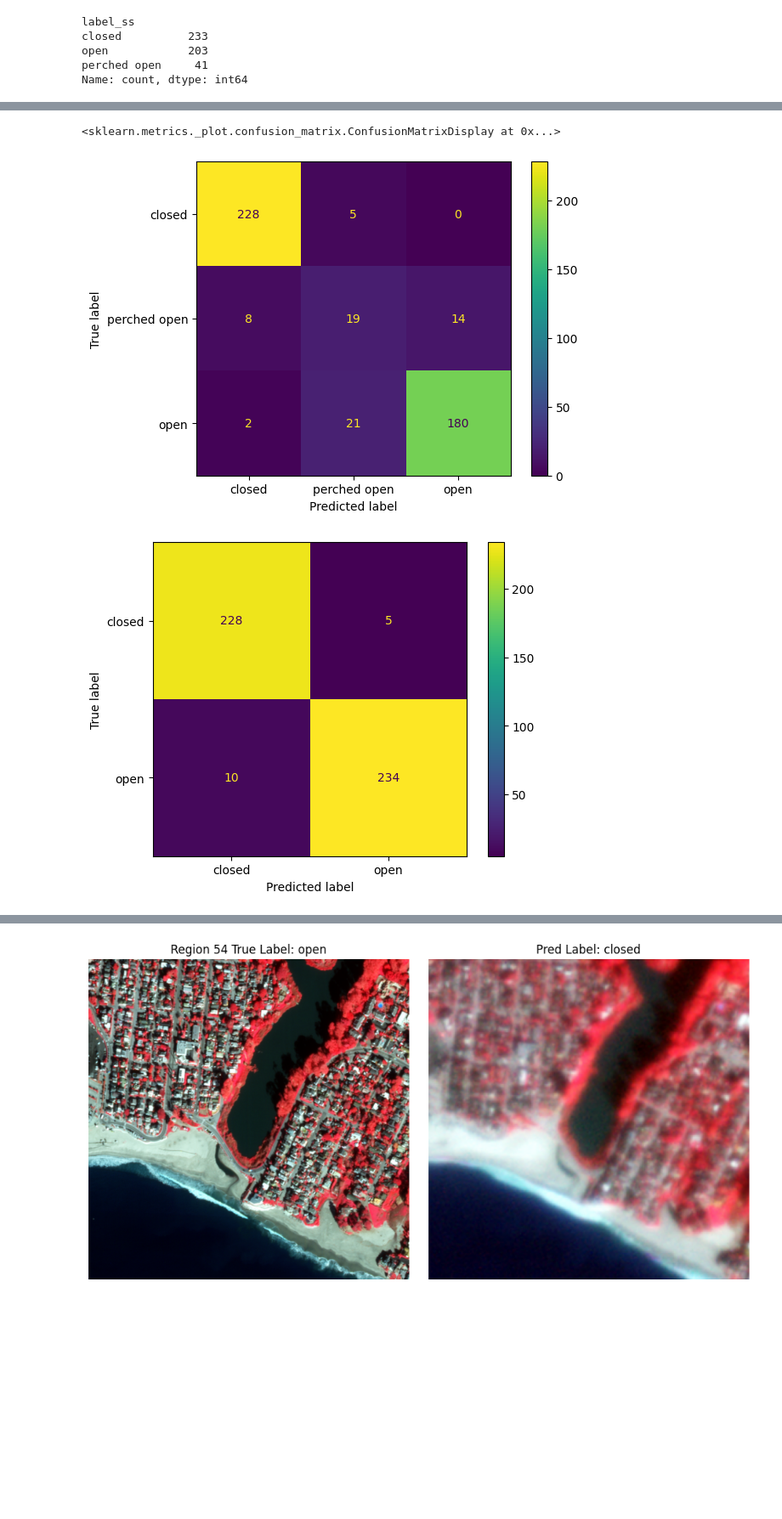
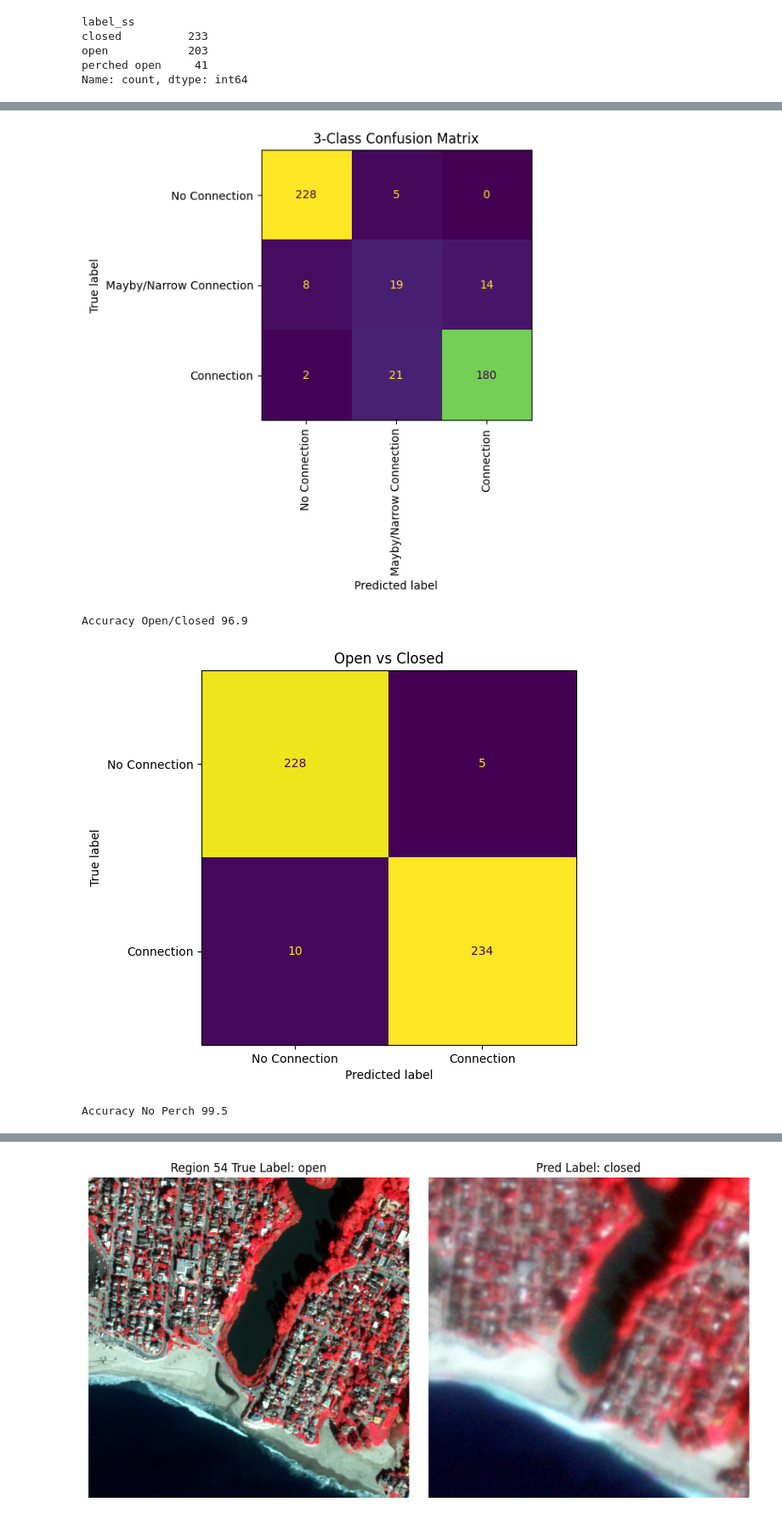
Before and after one commit to kyle-dorman/estuary, a Jupyter notebook: notebooks/labels_compare.ipynb, the cells around one changed output, grey strips where cells are left out. Shown at 85% size. Drawn from its saved outputs; the diff is of its cells as text; code cells hidden in the pictures; blank space fills up the shorter version.

```diff
--- a/notebooks/labels_compare.ipynb
+++ b/notebooks/labels_compare.ipynb
@@ -13,6 +13,9 @@ from sklearn.metrics import (
 )
 
 from estuary.util.img import false_color
+# %%
+SAVE_DIR = Path("/Users/kyledorman/data/estuary/display/paper_figures")
+SAVE_DIR.mkdir(exist_ok=True, parents=True)
 # %%
 def inspect_row(iii, suffix_t, suffix_p):
     _, row = next(iii)
@@ -140,22 +143,53 @@ perched open     41
 Name: count, dtype: int64
 # %%
 labels = ["closed", "perched open", "open"]
+disp_labels = ["No Connection", "Mayby/Narrow Connection", "Connection"]
 y_true = np.array([labels.index(l) for l in d_ss_pairs.label_ss])
 y_pred = np.array([labels.index(l) for l in d_ss_pairs.label_dd])
 
 print("Accuracy 3 class", round(100 * balanced_accuracy_score(y_true, y_pred), 1))
 print("Perched F1", round(100 * f1_score(y_true == 1, y_pred == 1), 1))
-ConfusionMatrixDisplay.from_predictions(y_true, y_pred, display_labels=labels)
+
+fig, ax = plt.subplots(figsize=(6, 6))
+
+disp = ConfusionMatrixDisplay.from_predictions(
+    y_true,
+    y_pred,
+    display_labels=disp_labels,
+    ax=ax,
+    colorbar=False,
+    xticks_rotation="vertical",
+)
+
+ax.set_title("3-Class Confusion Matrix")
+
+fig.tight_layout()
+fig.savefig(SAVE_DIR / "cm_3class_dove_ss.png", dpi=300)
+plt.show()
 
 labels = ["closed", "open"]
+disp_labels = ["No Connection", "Connection"]
 y_true = [int("open" in l) for l in d_ss_pairs.label_ss]
 y_pred = [int("open" in l) for l in d_ss_pairs.label_dd]
 
 print("Accuracy Open/Closed", round(100 * balanced_accuracy_score(y_true, y_pred), 1))
 
-ConfusionMatrixDisplay.from_predictions(y_true, y_pred, display_labels=labels)
+fig, ax = plt.subplots(figsize=(6, 6))
 
-labels = ["closed", "open"]
+disp = ConfusionMatrixDisplay.from_predictions(
+    y_true,
+    y_pred,
+    display_labels=disp_labels,
+    ax=ax,
+    colorbar=False,
+)
+
+ax.set_title("Open vs Closed")
+
+fig.tight_layout()
+fig.savefig("cm_open_closed_dove_ss.png", dpi=300)
+plt.show()
+
 y_true = [
     int("open" in l)
     for l, p in zip(d_ss_pairs.label_ss, d_ss_pairs.label_dd)
@@ -169,7 +203,21 @@ y_pred = [
 
 print("Accuracy No Perch", round(100 * balanced_accuracy_score(y_true, y_pred), 1))
 
-ConfusionMatrixDisplay.from_predictions(y_true, y_pred, display_labels=labels)
+fig, ax = plt.subplots(figsize=(6, 6))
+
+disp = ConfusionMatrixDisplay.from_predictions(
+    y_true,
+    y_pred,
+    display_labels=disp_labels,
+    ax=ax,
+    colorbar=False,
+)
+
+ax.set_title("Connection vs Not (No Perch)")
+
+fig.tight_layout()
+fig.savefig("cm_no_perch_dove_ss.png", dpi=300)
+plt.show()
 # %% [output]
 Accuracy 3 class 77.6
 Perched F1 44.2
@@ -178,3 +224,4 @@ Accuracy No Perch 99.5
+[figure, new version]
-<sklearn.metrics._plot.confusion_matrix.ConfusionMatrixDisplay at 0x...>
+Accuracy Open/Closed 96.9
-[figure, old version]
-[figure, old version]
+[figure, new version]
+Accuracy No Perch 99.5
```
Also changed, not shown: parts of 19 cells of this notebook, 3 other files.
